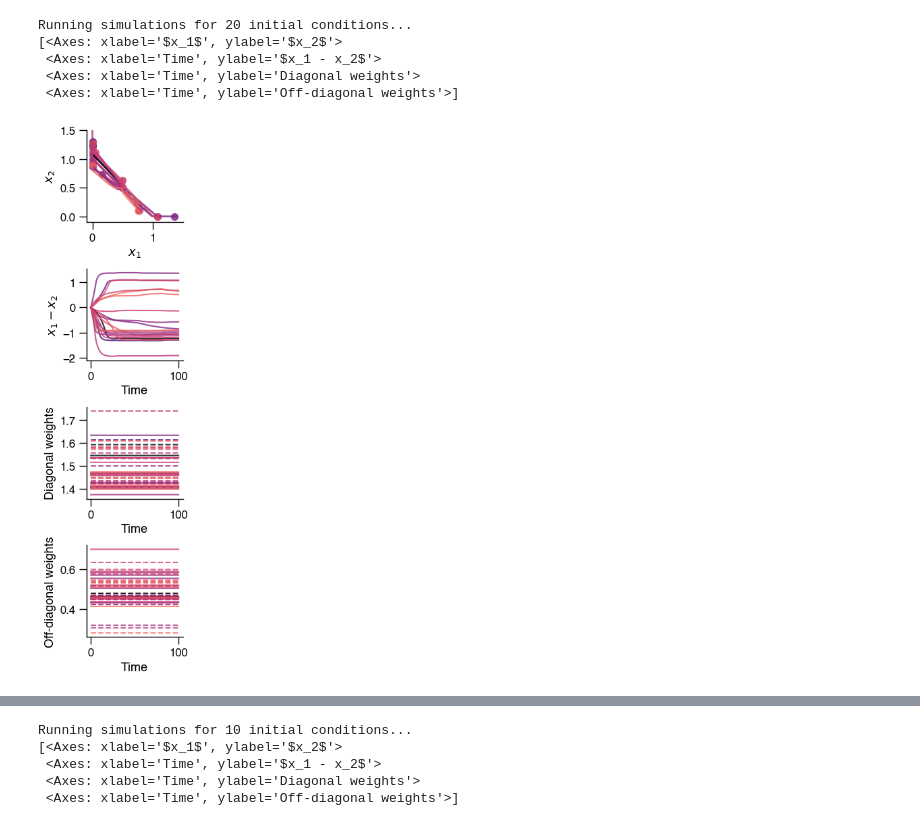
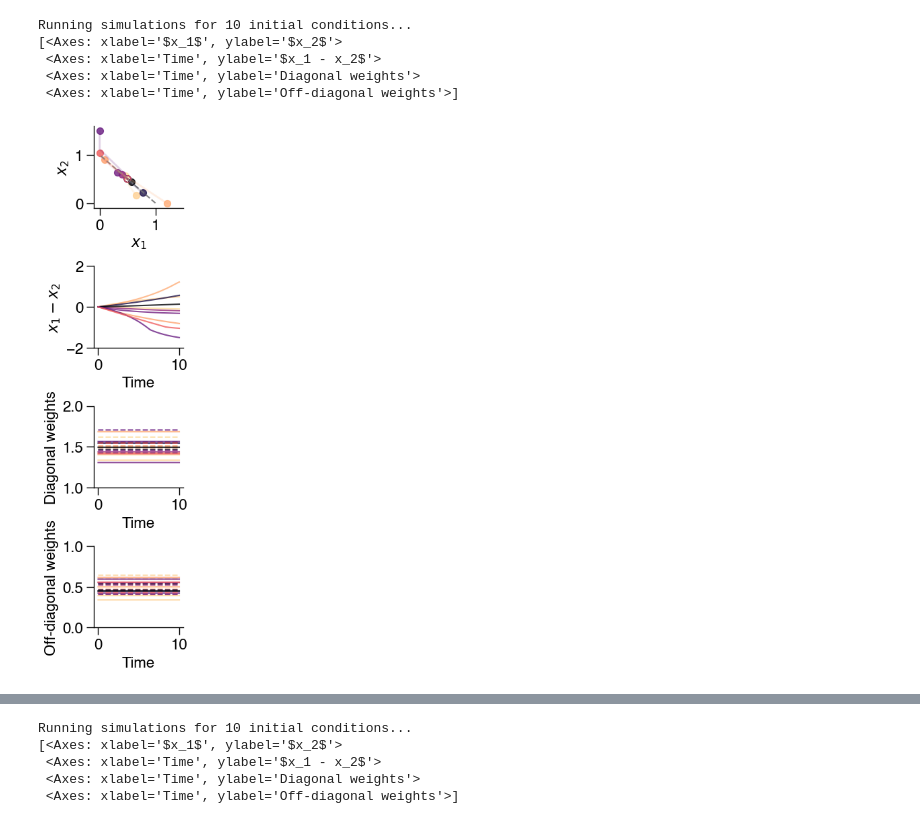
Before and after one commit to davidgbe/automated_plasticity_discovery, a Jupyter notebook: handbuilt_rules_analysis.ipynb, the cells around one changed output, grey strips where cells are left out. Cells and saved outputs as stored; diff of their text form; code cells hidden in the pictures.

```diff
--- a/handbuilt_rules_analysis.ipynb
+++ b/handbuilt_rules_analysis.ipynb
@@ -336,7 +393,9 @@ Running simulations for 15 initial conditions...
 # %%
+np.random.seed(105)
 dt = 0.002
+n = 10
 
-x1s = np.ones((20)) * 0.5
+x1s = np.ones((n)) * 0.5
 
 def make_u_funcs(n, t, dt):
     def u_func(t_prime, inp):
@@ -356,12 +415,12 @@ def make_u_funcs(n, t, dt):
                 u_block = np.random.rand(2)
             else:
                 u_block = np.zeros((2))
-            inp[:, int(t_p/dt):int((t_p + block_len+1)/dt)] = 0.01 * u_block[:, None]
+            inp[:, int(t_p/dt):int((t_p + block_len+1)/dt)] = 0.02 * u_block[:, None]
         all_inps.append(inp)
         funcs.append(partial(u_func, inp=inp + 0.5))
     return funcs, all_inps
 
-u_funcs, all_inps = make_u_funcs(20, np.arange(0, 300, dt), dt=dt)
+u_funcs, all_inps = make_u_funcs(n, np.arange(0, 300, dt), dt=dt)
 
 run_simulation(
     homeo_rate=0,
@@ -373,6 +432,12 @@ run_simulation(
     t_sim=(0, 300),
     color_by=np.array([(inp[0].sum() - inp[1].sum()) for inp in all_inps]),
     noise_std=0,
+    make_cbar=True,
+    save_path='figures/handbuilt_rules/2d_handbuilt_ex_tuned_integration',
+    cbar_label=r'$\int \left(I_1 - I_2\right)$',
+    y_lim_2=(-1.2, 1.2),
+    y_lim_3=(1, 2),
+    y_lim_4=(0, 1),
 )
 None
 # %% [output]
@@ -385,7 +451,9 @@ Running simulations for 20 initial conditions...
 # %%
+np.random.seed(105)
 dt = 0.002
+n = 10
 
-x1s = np.ones((20)) * 0.5
+x1s = np.ones((n)) * 0.5
 
 def make_u_funcs(n, t, dt):
     def u_func(t_prime, inp):
@@ -400,37 +468,43 @@ def make_u_funcs(n, t, dt):
     for i in range(n):
         block_len = 25
         inp = np.zeros((2, len(t)))
         for t_p in np.linspace(0, t.max(), int((t.max() + 1)/block_len)):
             if t_p < 75 or (t_p >= 150 and t_p < 225):
                 u_block = np.random.rand(2)
             else:
                 u_block = np.zeros((2))
             inp[:, int(t_p/dt):int((t_p + block_len+1)/dt)] = 0.01 * u_block[:, None]
         all_inps.append(inp)
         funcs.append(partial(u_func, inp=inp + 0.5))
     return funcs, all_inps
 
-u_funcs, all_inps = make_u_funcs(20, np.arange(0, 300, dt), dt=dt)
+u_funcs, all_inps = make_u_funcs(n, np.arange(0, 300, dt), dt=dt)
 
 run_simulation(
     homeo_rate=0,
     u_funcs=u_funcs,
     x1_init_values=x1s,
     learning_rate=0,
     seed=13,
     weight_perturbation=0.1,
-    t_sim=(0, 100),
+    t_sim=(0, 10),
     color_by=np.array([(inp[0].sum() - inp[1].sum()) for inp in all_inps]),
     noise_std=0,
+    save_path='figures/handbuilt_rules/2d_handbuilt_ex_mistuned_integration',
+    cbar_label=r'$\Delta I_1 - I_2$',
+    y_lim_1=(-0.1, 1.6),
+    y_lim_2=(-2, 2),
+    y_lim_3=(1, 2),
+    y_lim_4=(0, 1),
 )
 None
 # %% [output]
-Running simulations for 20 initial conditions...
+Running simulations for 10 initial conditions...
 [<Axes: xlabel='$x_1$', ylabel='$x_2$'>
  <Axes: xlabel='Time', ylabel='$x_1 - x_2$'>
  <Axes: xlabel='Time', ylabel='Diagonal weights'>
  <Axes: xlabel='Time', ylabel='Off-diagonal weights'>]
-[figure, old version]
+[figure, new version]
 # %%
 np.random.seed(105)
 
```
Also changed, not shown: parts of 10 cells of this notebook, 1 other file.
